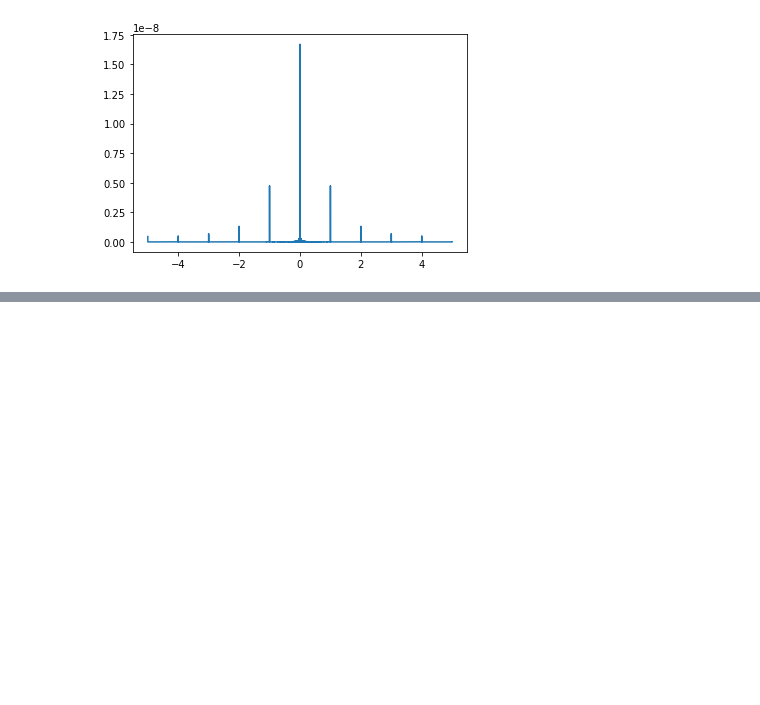
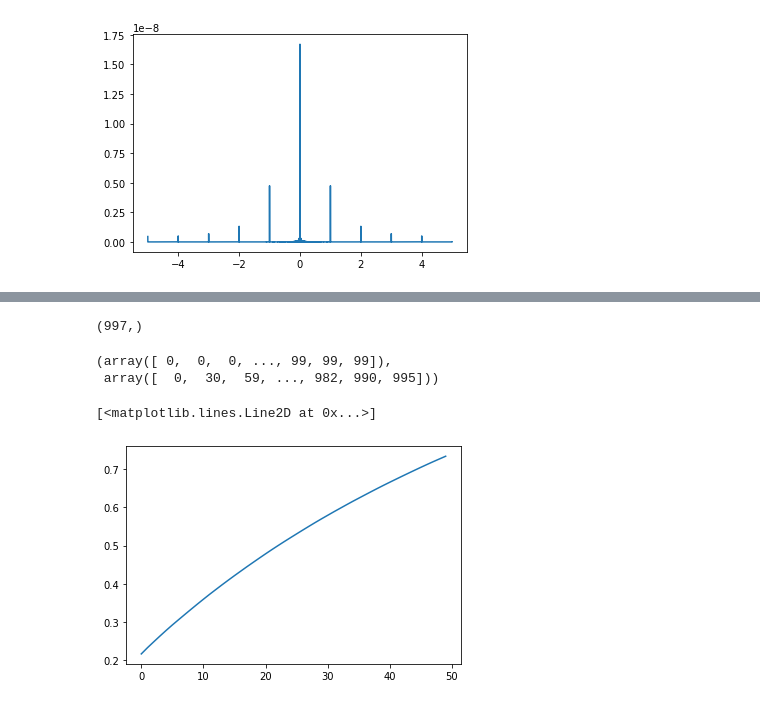
Before and after one commit to mariakesa/NeuroPixelsDataAnalysis, a Jupyter notebook: Simulations/SimulationDataAnalysis1.ipynb, the cells around one changed output, grey strips where cells are left out. Saved outputs shown, nothing was run; the diff lists cells and outputs as text; code cells hidden in the pictures; blank space fills up the shorter version.

```diff
--- a/Simulations/SimulationDataAnalysis1.ipynb
+++ b/Simulations/SimulationDataAnalysis1.ipynb
@@ -30,0 +63,29 @@ plt.plot(freqs[idx], ps[idx])
+# %%
+spike_time_binned, spike_time_cells, cell_spikes_max= bin_spikes(spks,spk_clusters, bin_size = 10)
+# %%
+spike_time_binned[1].shape
+# %% [output]
+(997,)
+# %%
+def convert_for_pca(binned_spikes):
+    spk_arr=[]
+    for j in range(binned_spikes.shape[0]):
+        spk_arr.append(list(binned_spikes[j])+[0]*(10000-binned_spikes[j].shape[0]))
+    spk_arr=np.array(spk_arr).reshape(100,-1)
+    return spk_arr
+# %%
+spk_arr=convert_for_pca(spike_time_binned)
+# %%
+np.where(spk_arr!=0)
+# %% [output]
+(array([ 0,  0,  0, ..., 99, 99, 99]),
+ array([  0,  30,  59, ..., 982, 990, 995]))
+# %%
+pca=PCA(n_components)
+pca.fit(spk_arr.T)
+var_exp=pca.explained_variance_ratio_
+# %%
+plt.plot(np.cumsum(var_exp))
+# %% [output]
+[<matplotlib.lines.Line2D at 0x...>]
+[figure, added]
```
Also changed, not shown: parts of 8 cells of this notebook.
